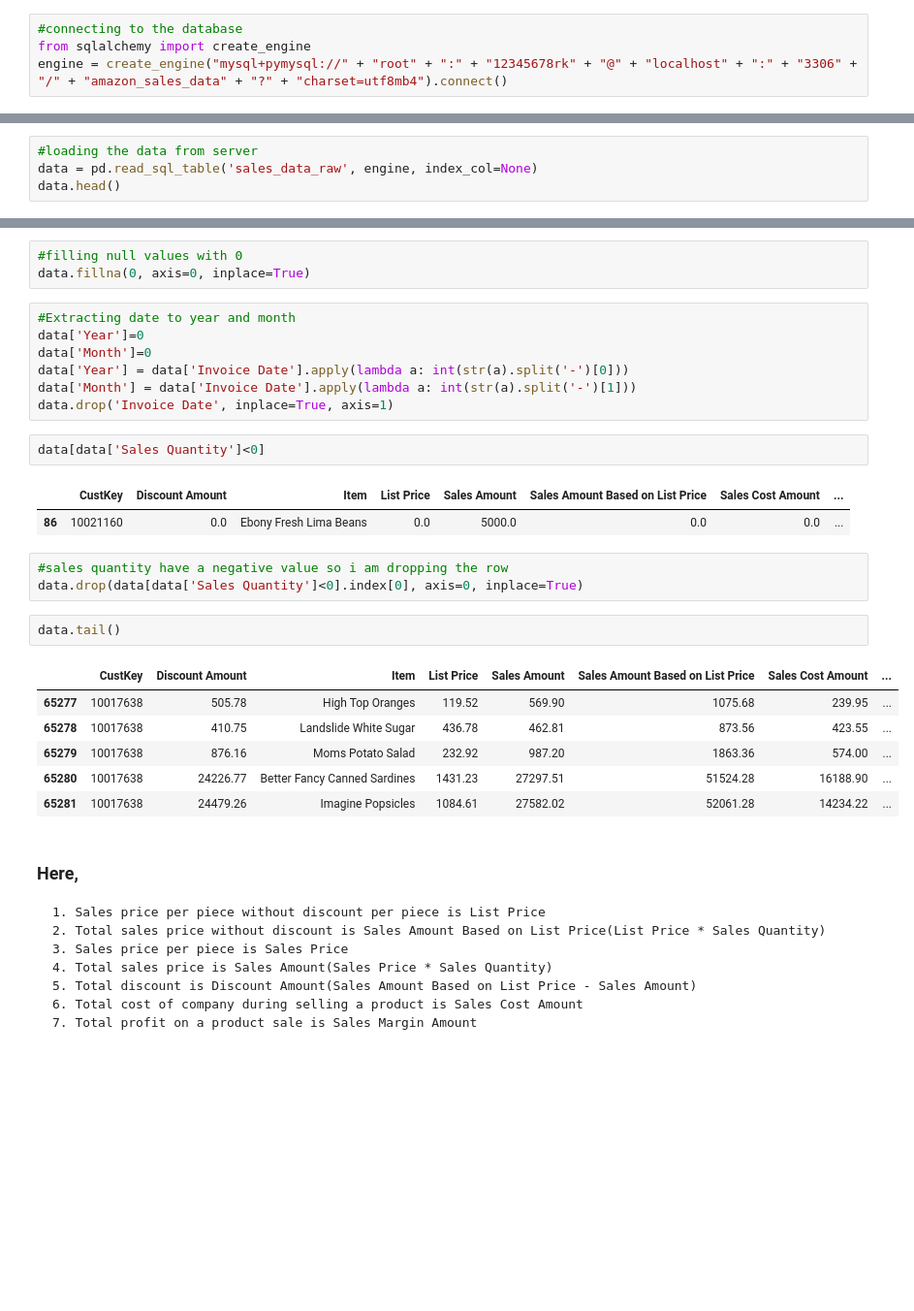
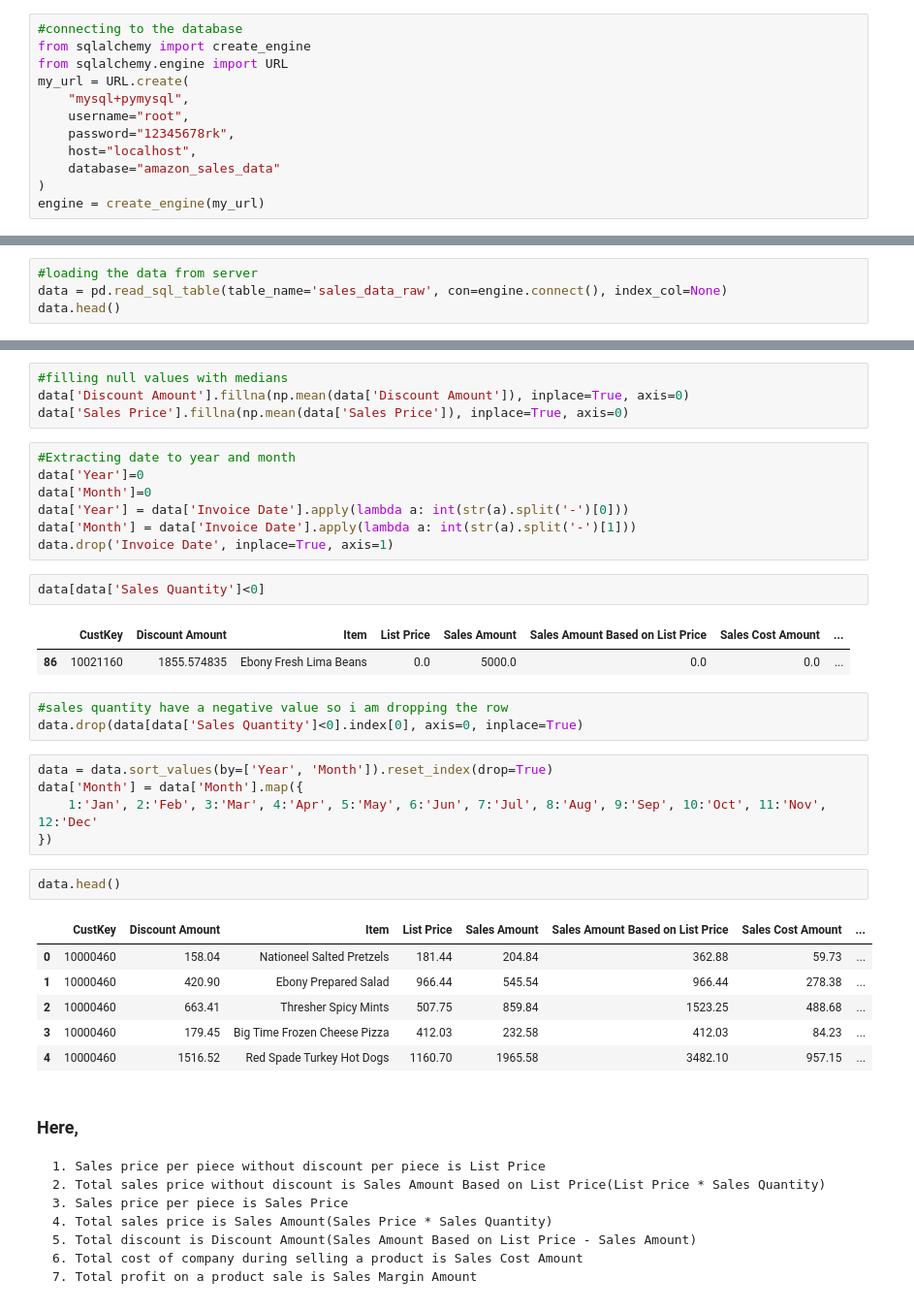
Before and after one commit to Ranjitdev/amazon_sales, a Jupyter notebook: notebook_amazon_sales/EDA.ipynb, the cells around one changed output, grey strips where cells are left out. Shown at 97% size. Cells and saved outputs as stored; diff of their text form; blank space fills up the shorter version.

```diff
--- a/notebook_amazon_sales/EDA.ipynb
+++ b/notebook_amazon_sales/EDA.ipynb
@@ -65,7 +69,15 @@ cursor.fetchall()
 # %%
 #connecting to the database
 from sqlalchemy import create_engine
-engine = create_engine("mysql+pymysql://" + "root" + ":" + "12345678rk" + "@" + "localhost" + ":" + "3306" + "/" + "amazon_sales_data" + "?" + "charset=utf8mb4").connect()
+from sqlalchemy.engine import URL
+my_url = URL.create(
+    "mysql+pymysql",
+    username="root",
+    password="12345678rk",
+    host="localhost",
+    database="amazon_sales_data"
+)
+engine = create_engine(my_url)
 # %%
 #inserting the data into server
 df.to_sql('sales_data_raw', engine, if_exists='replace', index=None)
@@ -73,7 +85,7 @@ df.to_sql('sales_data_raw', engine, if_exists='replace', index=None)
 65282
 # %%
 #loading the data from server
-data = pd.read_sql_table('sales_data_raw', engine, index_col=None)
+data = pd.read_sql_table(table_name='sales_data_raw', con=engine.connect(), index_col=None)
 data.head()
 # %% [output]
 |  | CustKey | DateKey | Discount Amount | Invoice Date | Invoice Number | Item Class | Item Number | Item | ... |
@@ -125,8 +137,9 @@ data.drop([
     'DateKey', 'Invoice Number', 'Item Class', 'Item Number', 'Line Number', 'Order Number', 'Promised Delivery Date', 'Sales Rep', 'U/M'
 ], inplace=True, axis=1)
 # %%
-#filling null values with 0
-data.fillna(0, axis=0, inplace=True)
+#filling null values with medians
+data['Discount Amount'].fillna(np.mean(data['Discount Amount']), inplace=True, axis=0)
+data['Sales Price'].fillna(np.mean(data['Sales Price']), inplace=True, axis=0)
 # %%
 #Extracting date to year and month
 data['Year']=0
@@ -138,19 +151,24 @@ data.drop('Invoice Date', inplace=True, axis=1)
 data[data['Sales Quantity']<0]
 # %% [output]
 |  | CustKey | Discount Amount | Item | List Price | Sales Amount | Sales Amount Based on List Price | Sales Cost Amount | ... |
-| 86 | 10021160 | 0.0 | Ebony Fresh Lima Beans | 0.0 | 5000.0 | 0.0 | 0.0 | ... |
+| 86 | 10021160 | 1855.574835 | Ebony Fresh Lima Beans | 0.0 | 5000.0 | 0.0 | 0.0 | ... |
 # %%
 #sales quantity have a negative value so i am dropping the row
 data.drop(data[data['Sales Quantity']<0].index[0], axis=0, inplace=True)
+# %%
+data = data.sort_values(by=['Year', 'Month']).reset_index(drop=True)
+data['Month'] = data['Month'].map({
+    1:'Jan', 2:'Feb', 3:'Mar', 4:'Apr', 5:'May', 6:'Jun', 7:'Jul', 8:'Aug', 9:'Sep', 10:'Oct', 11:'Nov', 12:'Dec'
+})
 # %%
-data.tail()
+data.head()
 # %% [output]
 |  | CustKey | Discount Amount | Item | List Price | Sales Amount | Sales Amount Based on List Price | Sales Cost Amount | ... |
-| 65277 | 10017638 | 505.78 | High Top Oranges | 119.52 | 569.90 | 1075.68 | 239.95 | ... |
-| 65278 | 10017638 | 410.75 | Landslide White Sugar | 436.78 | 462.81 | 873.56 | 423.55 | ... |
-| 65279 | 10017638 | 876.16 | Moms Potato Salad | 232.92 | 987.20 | 1863.36 | 574.00 | ... |
-| 65280 | 10017638 | 24226.77 | Better Fancy Canned Sardines | 1431.23 | 27297.51 | 51524.28 | 16188.90 | ... |
-| 65281 | 10017638 | 24479.26 | Imagine Popsicles | 1084.61 | 27582.02 | 52061.28 | 14234.22 | ... |
+| 0 | 10000460 | 158.04 | Nationeel Salted Pretzels | 181.44 | 204.84 | 362.88 | 59.73 | ... |
+| 1 | 10000460 | 420.90 | Ebony Prepared Salad | 966.44 | 545.54 | 966.44 | 278.38 | ... |
+| 2 | 10000460 | 663.41 | Thresher Spicy Mints | 507.75 | 859.84 | 1523.25 | 488.68 | ... |
+| 3 | 10000460 | 179.45 | Big Time Frozen Cheese Pizza | 412.03 | 232.58 | 412.03 | 84.23 | ... |
+| 4 | 10000460 | 1516.52 | Red Spade Turkey Hot Dogs | 1160.70 | 1965.58 | 3482.10 | 957.15 | ... |
 # %% [markdown]
 ### Here,
     1. Sales price per piece without discount per piece is List Price
```
Also changed, not shown: parts of 14 cells of this notebook, 24 other files.
